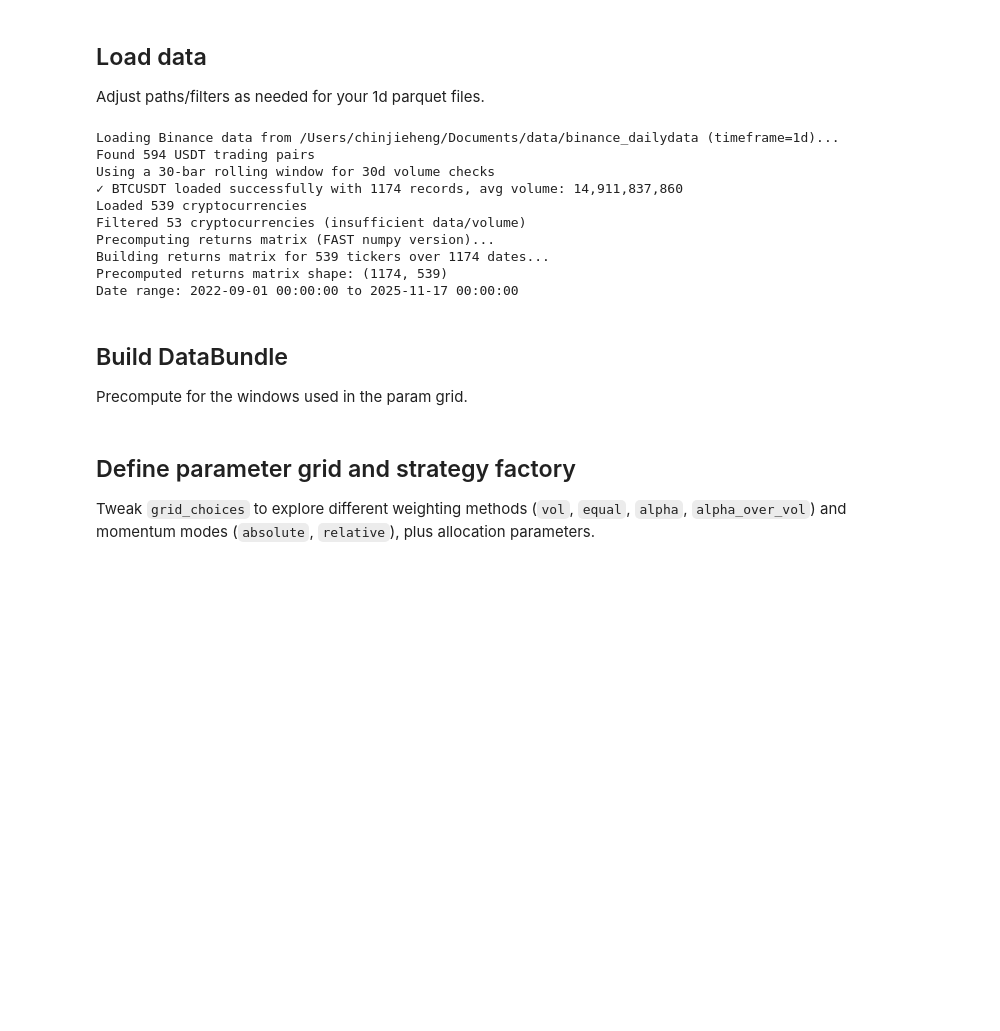
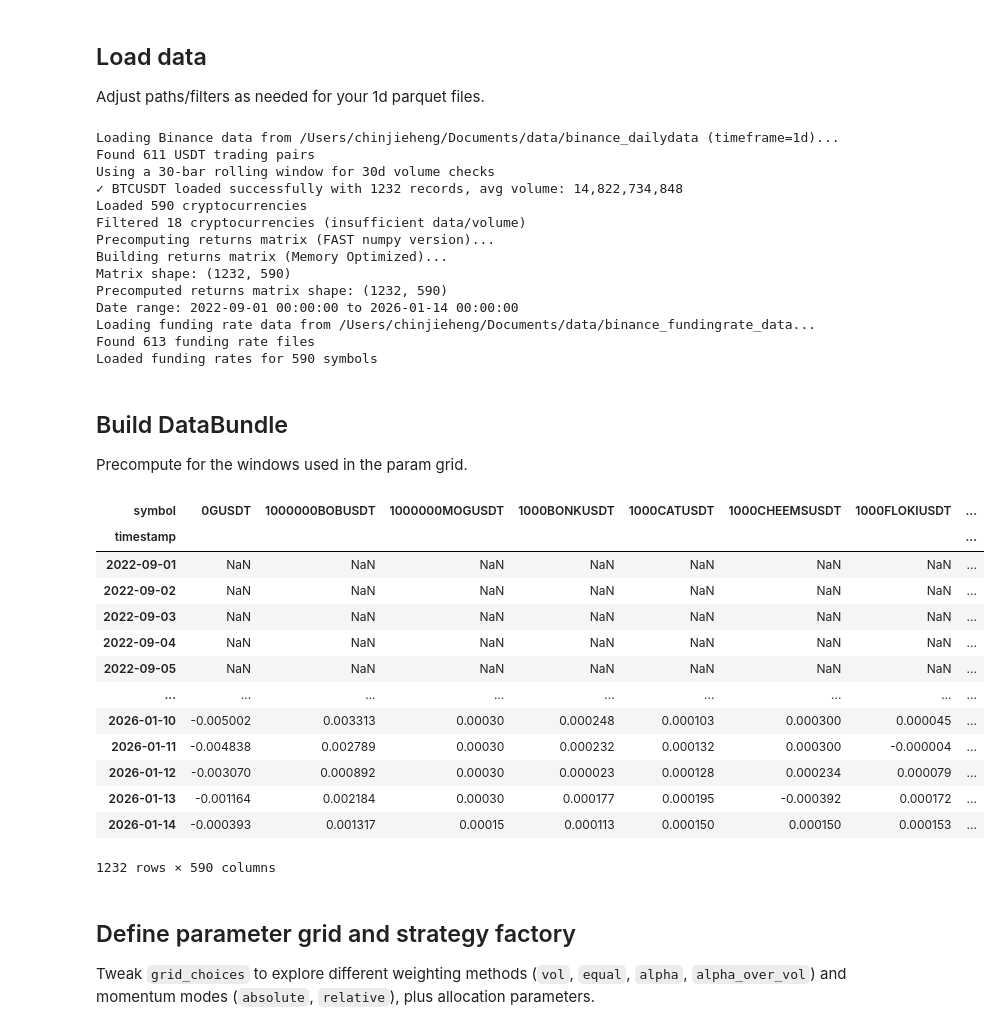
Before and after one commit to jiehengchin/mom_research, a Jupyter notebook: walkforward_class_1d.ipynb, the cells around one changed output. Drawn from its saved outputs; the diff is of its cells as text; code cells hidden in the pictures; blank space fills up the shorter version.

Commit message:
funding rate include cost

```diff
--- a/walkforward_class_1d.ipynb
+++ b/walkforward_class_1d.ipynb
@@ -21,6 +21,7 @@ Adjust paths/filters as needed for your 1d parquet files.
 data_loader = BinanceDataLoader(
     data_directory="/Users/chinjieheng/Documents/data/binance_dailydata",
     timeframe="1d",
+    funding_rate_directory="/Users/chinjieheng/Documents/data/binance_fundingrate_data",
     min_records=60,
     min_volume=1e5,
     start_date="2022-09-01",
@@ -37,16 +38,46 @@ rolling_volume_df = volume_df.rolling(window=20, min_periods=10).mean()
 btc_90d_return = price['BTCUSDT'].pct_change(90, fill_method=None) if 'BTCUSDT' in price.columns else None
 # %% [output]
 Loading Binance data from /Users/chinjieheng/Documents/data/binance_dailydata (timeframe=1d)...
-Found 594 USDT trading pairs
+Found 611 USDT trading pairs
 Using a 30-bar rolling window for 30d volume checks
-✓ BTCUSDT loaded successfully with 1174 records, avg volume: 14,911,837,860
-Loaded 539 cryptocurrencies
-Filtered 53 cryptocurrencies (insufficient data/volume)
+✓ BTCUSDT loaded successfully with 1232 records, avg volume: 14,822,734,848
+Loaded 590 cryptocurrencies
+Filtered 18 cryptocurrencies (insufficient data/volume)
 Precomputing returns matrix (FAST numpy version)...
-Building returns matrix for 539 tickers over 1174 dates...
-Precomputed returns matrix shape: (1174, 539)
-Date range: 2022-09-01 00:00:00 to 2025-11-17 00:00:00
+Building returns matrix (Memory Optimized)...
+Matrix shape: (1232, 590)
+Precomputed returns matrix shape: (1232, 590)
+Date range: 2022-09-01 00:00:00 to 2026-01-14 00:00:00
+Loading funding rate data from /Users/chinjieheng/Documents/data/binance_fundingrate_data...
+Found 613 funding rate files
+Loaded funding rates for 590 symbols
 # %% [markdown]
 ## Build DataBundle
 Precompute for the windows used in the param grid.
+# %%
+funding_long = data_loader.get_funding_long_form()   # MultiIndex (symbol, timestamp) with rate + interval
+funding_long = funding_long[funding_long['fundingIntervalHours'] != 1]  # drop any 1h intervals per symbol/timestamp
+funding_df = (
+    funding_long['fundingRate']
+    .unstack(level=0)
+    .sort_index()
+)   # index: funding event timestamps (full timestamps), columns: symbols
+
+daily_funding = funding_df.resample('D').sum(min_count=1)  # Resample to daily frequency by summing up funding rates, min_count=1 to avoid trading NaNs when no funding events
+daily_funding
+# %% [output]
+| symbol | 0GUSDT | 1000000BOBUSDT | 1000000MOGUSDT | 1000BONKUSDT | 1000CATUSDT | 1000CHEEMSUSDT | 1000FLOKIUSDT | ... |
+| timestamp |  |  |  |  |  |  |  | ... |
+| 2022-09-01 | NaN | NaN | NaN | NaN | NaN | NaN | NaN | ... |
+| 2022-09-02 | NaN | NaN | NaN | NaN | NaN | NaN | NaN | ... |
+| 2022-09-03 | NaN | NaN | NaN | NaN | NaN | NaN | NaN | ... |
+| 2022-09-04 | NaN | NaN | NaN | NaN | NaN | NaN | NaN | ... |
+| 2022-09-05 | NaN | NaN | NaN | NaN | NaN | NaN | NaN | ... |
+| ... | ... | ... | ... | ... | ... | ... | ... | ... |
+| 2026-01-10 | -0.005002 | 0.003313 | 0.00030 | 0.000248 | 0.000103 | 0.000300 | 0.000045 | ... |
+| 2026-01-11 | -0.004838 | 0.002789 | 0.00030 | 0.000232 | 0.000132 | 0.000300 | -0.000004 | ... |
+| 2026-01-12 | -0.003070 | 0.000892 | 0.00030 | 0.000023 | 0.000128 | 0.000234 | 0.000079 | ... |
+| 2026-01-13 | -0.001164 | 0.002184 | 0.00030 | 0.000177 | 0.000195 | -0.000392 | 0.000172 | ... |
+| 2026-01-14 | -0.000393 | 0.001317 | 0.00015 | 0.000113 | 0.000150 | 0.000150 | 0.000153 | ... |
+1232 rows × 590 columns
 # %%
```
Also changed, not shown: parts of 2 cells of this notebook, 10 other files.
